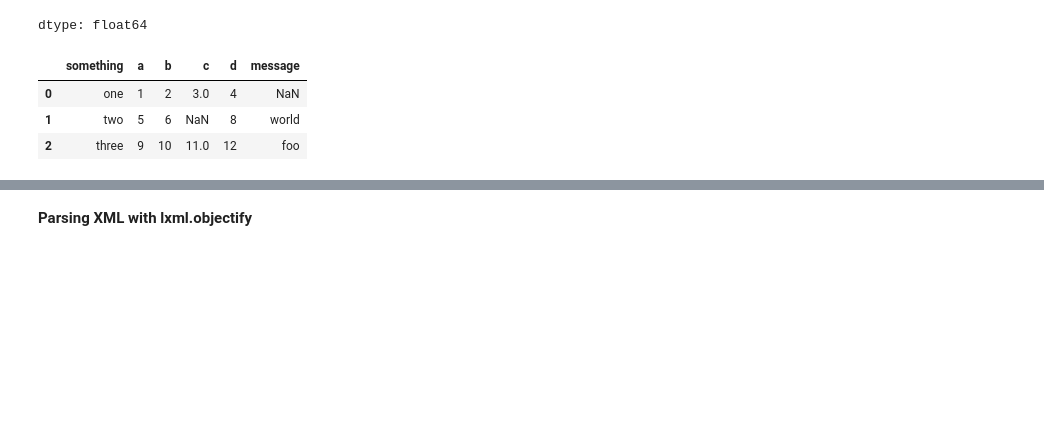
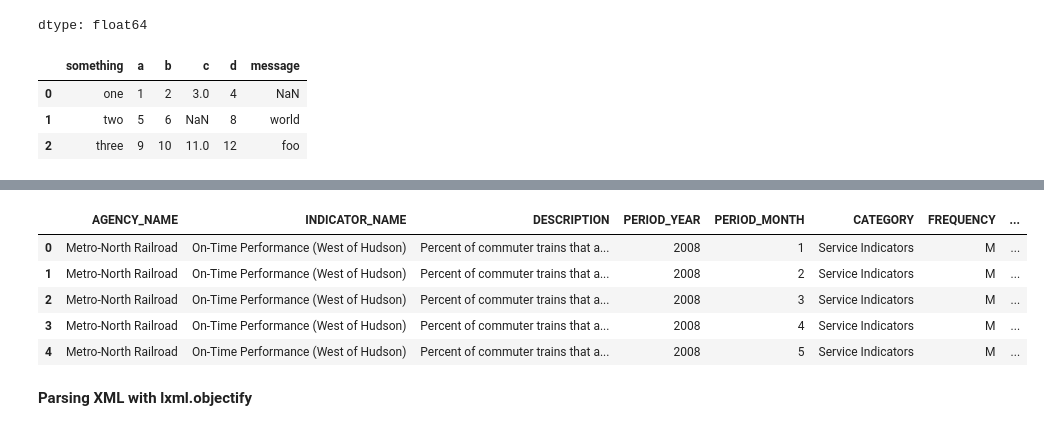
Before and after one commit to Saifullah785/python-for-data-analysis-notes, a Jupyter notebook: Chapter_06_Data_Loading_Storage_and_File_Formats/Chapter_06_Data_Loading_Storage_and_File_Formats.ipynb, the cells around one changed output, grey strips where cells are left out. Saved outputs shown, nothing was run; the diff lists cells and outputs as text; code cells hidden in the pictures; blank space fills up the shorter version.

Commit message:
Created using Colab while practicing the code on chapter 06, and sections covered  XML and HTML: Web Scraping, JSON Data, and Working with Delimited Formats

```diff
--- a/Chapter_06_Data_Loading_Storage_and_File_Formats/Chapter_06_Data_Loading_Storage_and_File_Formats.ipynb
+++ b/Chapter_06_Data_Loading_Storage_and_File_Formats/Chapter_06_Data_Loading_Storage_and_File_Formats.ipynb
@@ -358,3 +430,49 @@ tables = pd.read_html('examples/fdic_failed_bank_list.html')
+# %%
+# Import the objectify module from the lxml library for parsing XML
+from lxml import objectify
+# Import the urlopen function for opening URLs
+from urllib.request import urlopen
+# Define the URL for an XML file containing MTA performance data
+url = 'https://raw.githubusercontent.com/wesm/pydata-book/d86d8056fa17b180e2a7dc1d9ae1cfb830967d50/datasets/mta_perf/Performance_MNR.xml'
+# Open the URL and parse the XML data
+with urlopen(url) as f:
+    parsed = objectify.parse(f)
+# Get the root element of the parsed XML tree
+root = parsed.getroot()
+# %%
+# Create an empty list to store the data
+data = []
+
+# Define a list of fields to skip during parsing
+skip_fields = ["PARENT_SEQ", "INDICATOR_SEQ",
+               "DESIRED_CHANGE", "DECIMAL_PLACES"]
+
+# Iterate over each 'INDICATOR' element in the XML root
+for elt in root.INDICATOR:
+    # Create an empty dictionary to store the data for each element
+    el_data = {}
+    # Iterate over the children of the 'INDICATOR' element
+    for child in elt.getchildren():
+        # If the child's tag is in the skip_fields list, skip it
+        if child.tag in skip_fields:
+            continue
+        # Otherwise, add the child's tag and its Python value to the dictionary
+        el_data[child.tag] = child.pyval
+    # Append the dictionary to the data list
+    data.append(el_data)
+# %%
+# Create a pandas DataFrame from the list of dictionaries
+perf = pd.DataFrame(data)
+# Display the first few rows of the DataFrame
+perf.head()
+#
+# %% [output]
+|  | AGENCY_NAME | INDICATOR_NAME | DESCRIPTION | PERIOD_YEAR | PERIOD_MONTH | CATEGORY | FREQUENCY | ... |
+| 0 | Metro-North Railroad | On-Time Performance (West of Hudson) | Percent of commuter trains that a... | 2008 | 1 | Service Indicators | M | ... |
+| 1 | Metro-North Railroad | On-Time Performance (West of Hudson) | Percent of commuter trains that a... | 2008 | 2 | Service Indicators | M | ... |
+| 2 | Metro-North Railroad | On-Time Performance (West of Hudson) | Percent of commuter trains that a... | 2008 | 3 | Service Indicators | M | ... |
+| 3 | Metro-North Railroad | On-Time Performance (West of Hudson) | Percent of commuter trains that a... | 2008 | 4 | Service Indicators | M | ... |
+| 4 | Metro-North Railroad | On-Time Performance (West of Hudson) | Percent of commuter trains that a... | 2008 | 5 | Service Indicators | M | ... |
 # %% [markdown]
 **Parsing XML with lxml.objectify**
 # %% [markdown]
```
Also changed, not shown: parts of 37 cells of this notebook.
